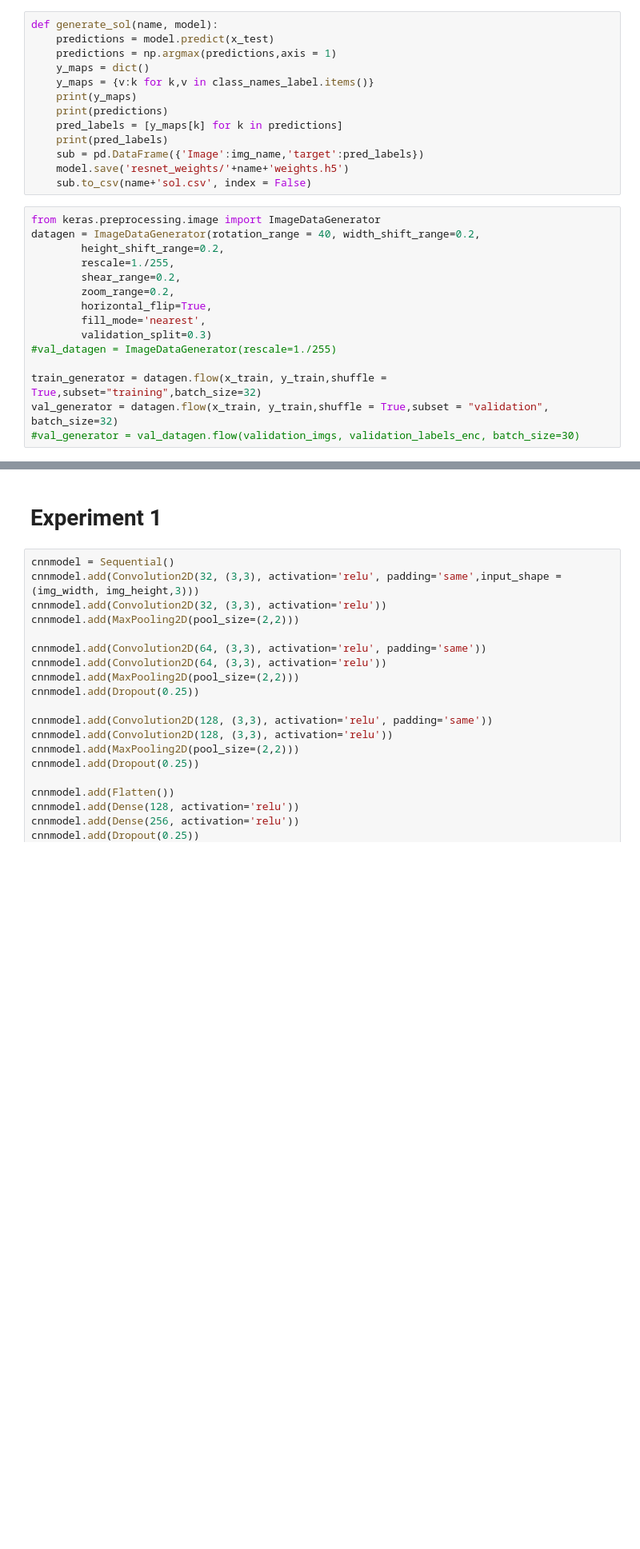
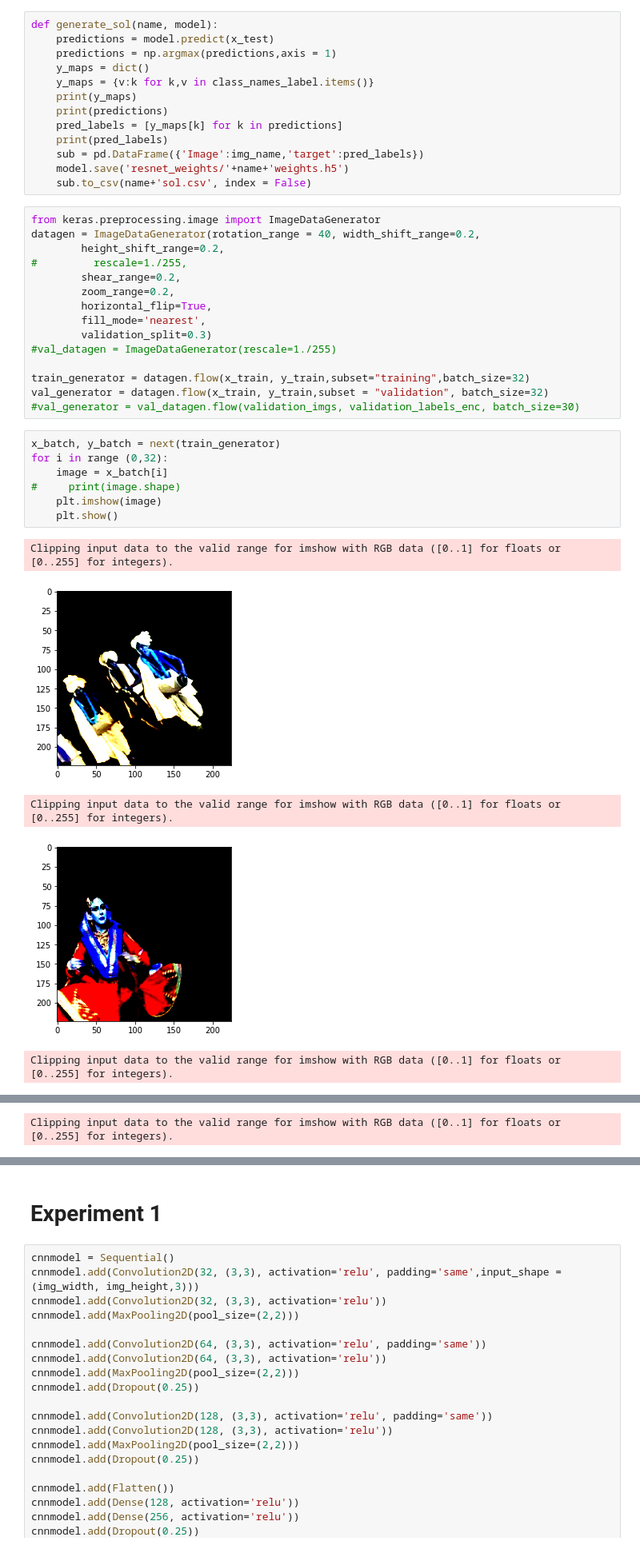
Before and after one commit to Ri7Sh/Dance_Form_Classification, a Jupyter notebook: DanceFormTransferLearning.ipynb, the cells around one changed output, grey strips where cells are left out. Shown at 80% size. Saved outputs shown, nothing was run; the diff lists cells and outputs as text; blank space fills up the shorter version.

Commit message:
imagedatagenerator issue resolve

```diff
--- a/DanceFormTransferLearning.ipynb
+++ b/DanceFormTransferLearning.ipynb
@@ -120,7 +106,7 @@ def generate_sol(name, model):
 from keras.preprocessing.image import ImageDataGenerator
 datagen = ImageDataGenerator(rotation_range = 40, width_shift_range=0.2,
         height_shift_range=0.2,
-        rescale=1./255,
+#         rescale=1./255,
         shear_range=0.2,
         zoom_range=0.2,
         horizontal_flip=True,
@@ -128,6 +114,19 @@ datagen = ImageDataGenerator(rotation_range = 40, width_shift_range=0.2,
         validation_split=0.3)
 #val_datagen = ImageDataGenerator(rescale=1./255)
 
-train_generator = datagen.flow(x_train, y_train,shuffle = True,subset="training",batch_size=32)
-val_generator = datagen.flow(x_train, y_train,shuffle = True,subset = "validation", batch_size=32)
+train_generator = datagen.flow(x_train, y_train,subset="training",batch_size=32)
+val_generator = datagen.flow(x_train, y_train,subset = "validation", batch_size=32)
 #val_generator = val_datagen.flow(validation_imgs, validation_labels_enc, batch_size=30)
+# %%
+x_batch, y_batch = next(train_generator)
+for i in range (0,32):
+    image = x_batch[i]
+#     print(image.shape)
+    plt.imshow(image)
+    plt.show()
+# %% [output]
+Clipping input data to the valid range for imshow with RGB data ([0..1] for floats or [0..255] for integers).
+[figure, added]
+Clipping input data to the valid range for imshow with RGB data ([0..1] for floats or [0..255] for integers).
+[figure, added]
+Clipping input data to the valid range for imshow with RGB data ([0..1] for floats or [0..255] for integers).
@@ -133,0 +134 @@ val_generator = datagen.flow(x_train, y_train,shuffle = True,subset = "validatio
+Clipping input data to the valid range for imshow with RGB data ([0..1] for floats or [0..255] for integers).
```
Also changed, not shown: parts of 12 cells of this notebook.
